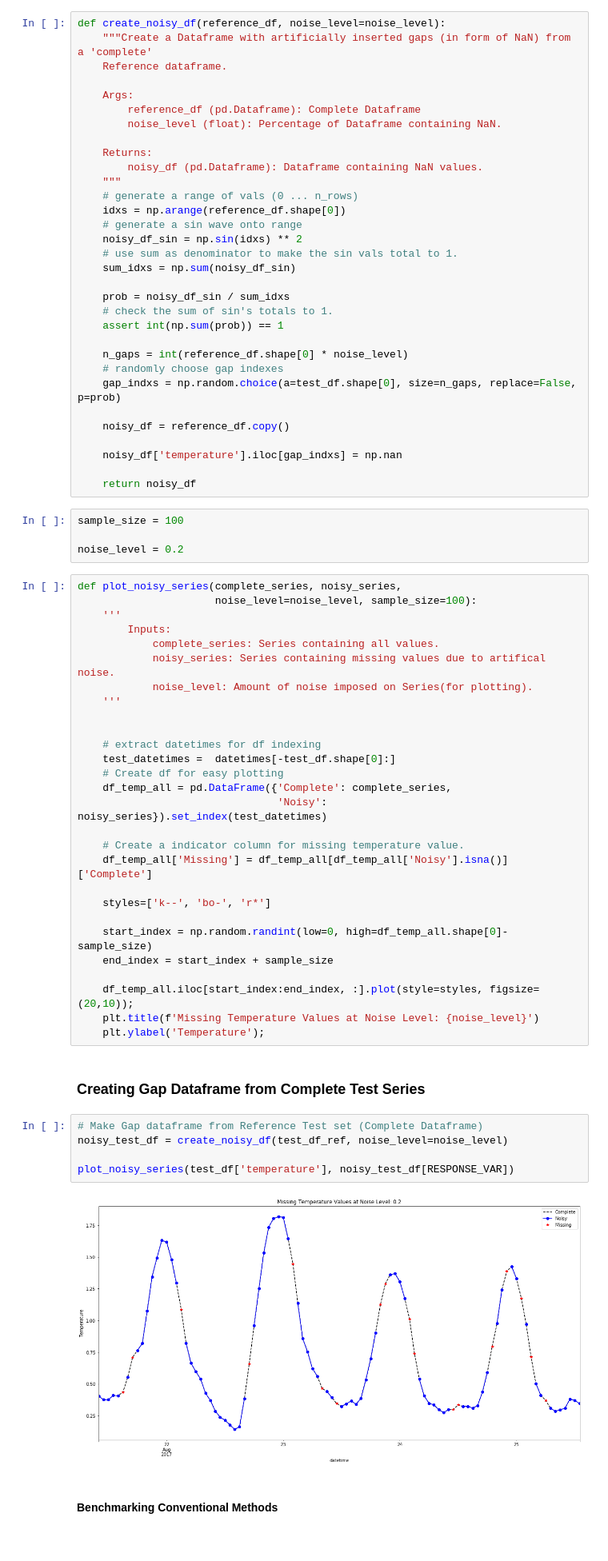
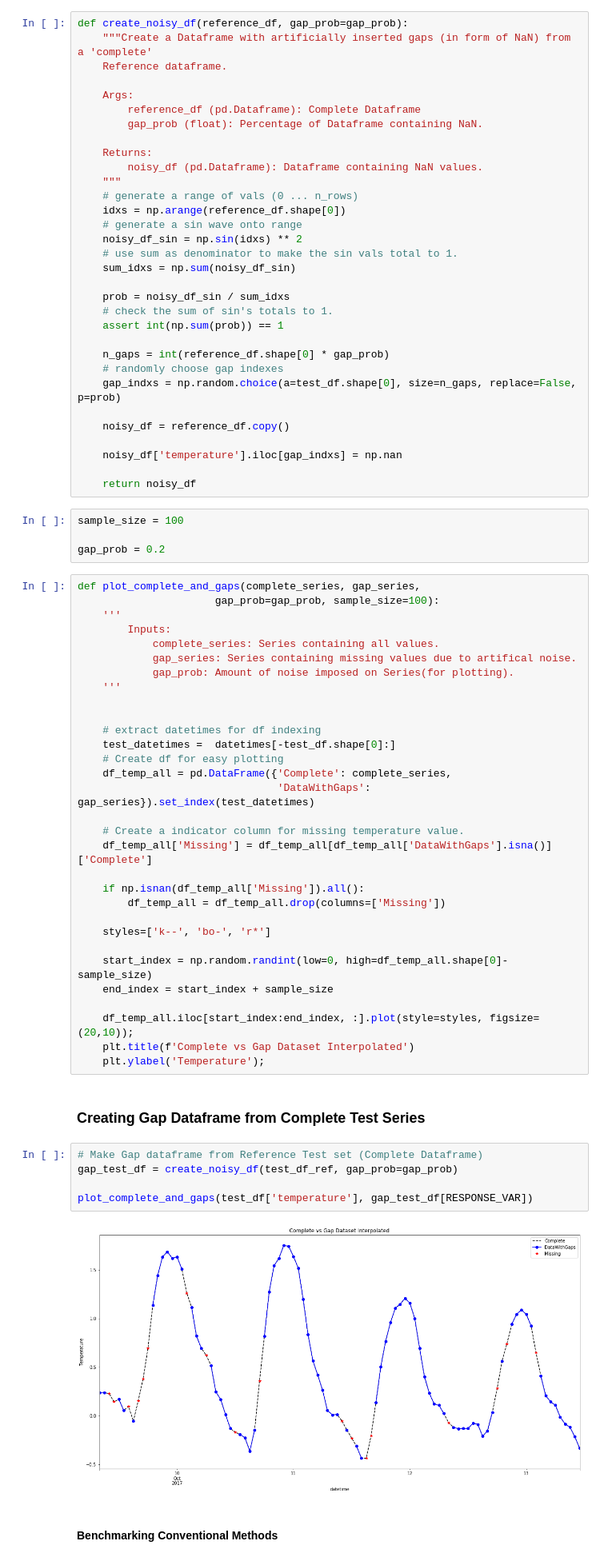
Before and after one commit to franticOreo/WeatherInterpolation, a Jupyter notebook: WeatherDataInterpolation.ipynb, the cells around one changed output. Shown at 80% size. Drawn from its saved outputs; the diff is of its cells as text.

```diff
--- a/WeatherDataInterpolation.ipynb
+++ b/WeatherDataInterpolation.ipynb
@@ -124,13 +124,13 @@ train_df_ref, val_df_ref, test_df_ref = split_df(df)
 _, _, test_df_ref, scaler = scale_datasets(train_df_ref, val_df_ref,
                                                    test_df_ref, y=None)
 # %%
-def create_noisy_df(reference_df, noise_level=noise_level):
+def create_noisy_df(reference_df, gap_prob=gap_prob):
     """Create a Dataframe with artificially inserted gaps (in form of NaN) from a 'complete'
     Reference dataframe.
 
     Args:
         reference_df (pd.Dataframe): Complete Dataframe
-        noise_level (float): Percentage of Dataframe containing NaN.
+        gap_prob (float): Percentage of Dataframe containing NaN.
 
     Returns:
         noisy_df (pd.Dataframe): Dataframe containing NaN values.
@@ -146,7 +146,7 @@ def create_noisy_df(reference_df, noise_level=noise_level):
     # check the sum of sin's totals to 1.
     assert int(np.sum(prob)) == 1
 
-    n_gaps = int(reference_df.shape[0] * noise_level)
+    n_gaps = int(reference_df.shape[0] * gap_prob)
     # randomly choose gap indexes
     gap_indxs = np.random.choice(a=test_df.shape[0], size=n_gaps, replace=False, p=prob)
 
@@ -158,15 +158,15 @@ def create_noisy_df(reference_df, noise_level=noise_level):
 # %%
 sample_size = 100
 
-noise_level = 0.2
+gap_prob = 0.2
 # %%
-def plot_noisy_series(complete_series, noisy_series,
-                      noise_level=noise_level, sample_size=100):
+def plot_complete_and_gaps(complete_series, gap_series,
+                      gap_prob=gap_prob, sample_size=100):
     '''
         Inputs:
             complete_series: Series containing all values.
-            noisy_series: Series containing missing values due to artifical noise.
-            noise_level: Amount of noise imposed on Series(for plotting).
+            gap_series: Series containing missing values due to artifical noise.
+            gap_prob: Amount of noise imposed on Series(for plotting).
     '''
 
 
@@ -174,10 +174,13 @@ def plot_noisy_series(complete_series, noisy_series,
     test_datetimes =  datetimes[-test_df.shape[0]:]
     # Create df for easy plotting
     df_temp_all = pd.DataFrame({'Complete': complete_series,
-                                'Noisy': noisy_series}).set_index(test_datetimes)
+                                'DataWithGaps': gap_series}).set_index(test_datetimes)
 
     # Create a indicator column for missing temperature value.
-    df_temp_all['Missing'] = df_temp_all[df_temp_all['Noisy'].isna()]['Complete']
+    df_temp_all['Missing'] = df_temp_all[df_temp_all['DataWithGaps'].isna()]['Complete']
+
+    if np.isnan(df_temp_all['Missing']).all():
+        df_temp_all = df_temp_all.drop(columns=['Missing'])
 
     styles=['k--', 'bo-', 'r*']
 
@@ -185,17 +188,17 @@ def plot_noisy_series(complete_series, noisy_series,
     end_index = start_index + sample_size
 
     df_temp_all.iloc[start_index:end_index, :].plot(style=styles, figsize=(20,10));
-    plt.title(f'Missing Temperature Values at Noise Level: {noise_level}')
+    plt.title(f'Complete vs Gap Dataset Interpolated')
     plt.ylabel('Temperature');
 # %% [markdown]
 ### Creating Gap Dataframe from Complete Test Series
 # %%
 # Make Gap dataframe from Reference Test set (Complete Dataframe)
-noisy_test_df = create_noisy_df(test_df_ref, noise_level=noise_level)
+gap_test_df = create_noisy_df(test_df_ref, gap_prob=gap_prob)
 
-plot_noisy_series(test_df['temperature'], noisy_test_df[RESPONSE_VAR])
+plot_complete_and_gaps(test_df['temperature'], gap_test_df[RESPONSE_VAR])
 # %% [output]
-[figure, old version]
+[figure, new version]
 # %% [markdown]
 #### Benchmarking Conventional Methods
 # %%
```
Also changed, not shown: parts of 34 cells of this notebook, 1 other file.
